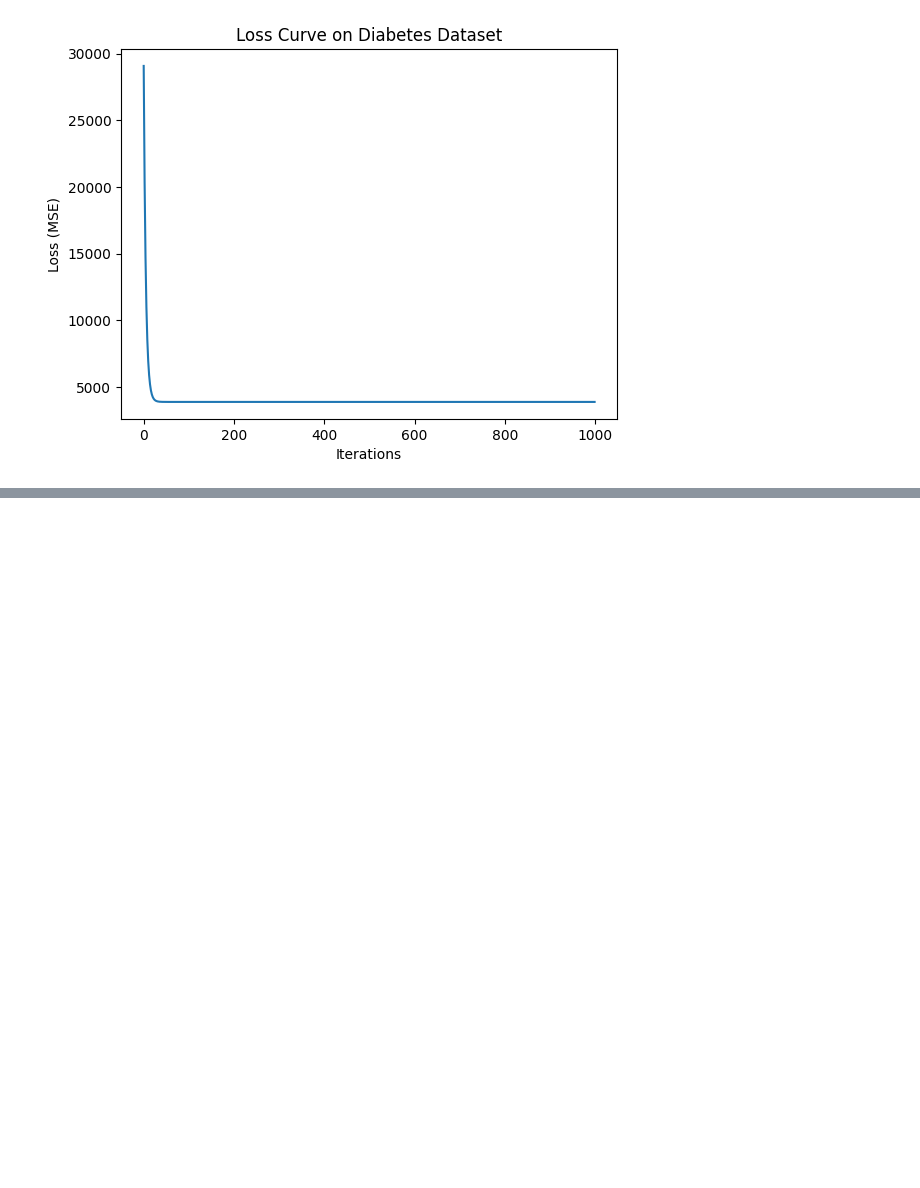
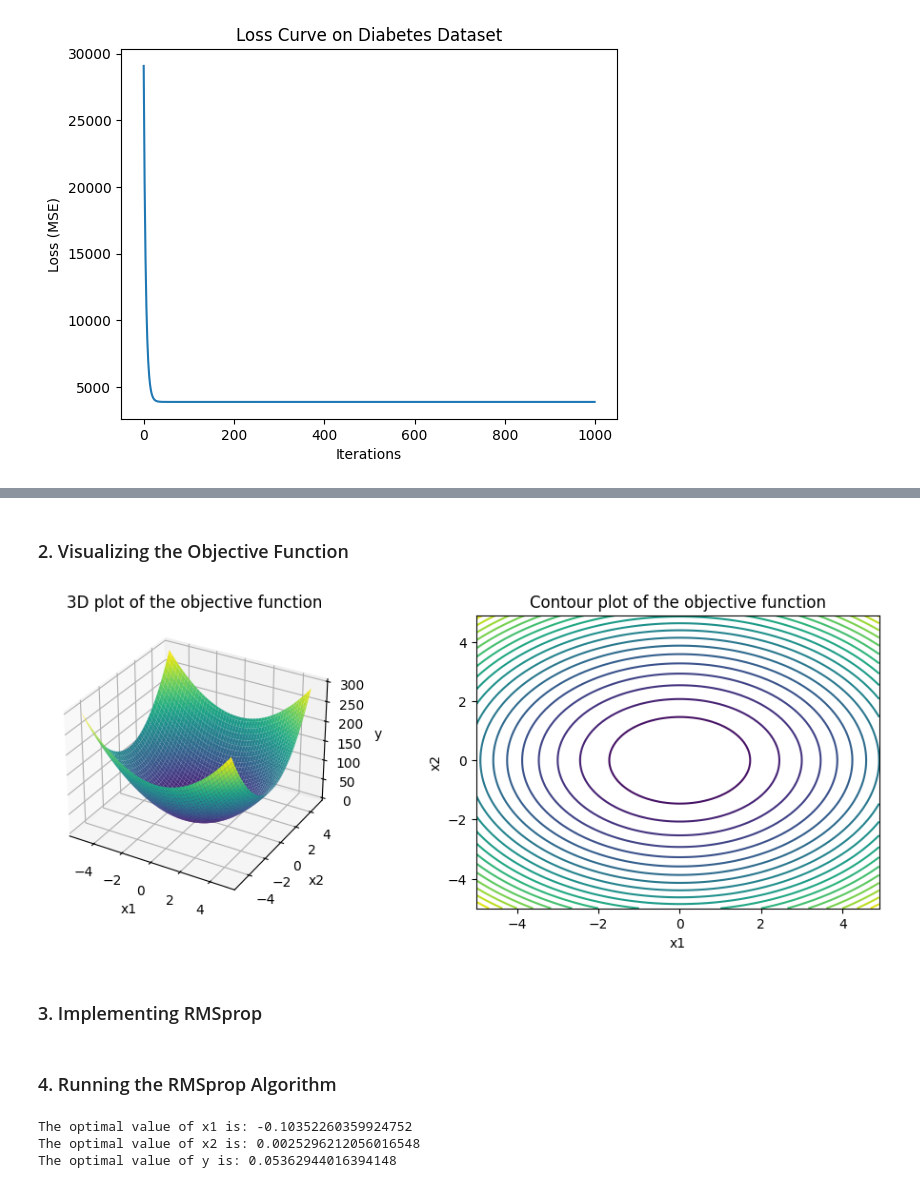
Before and after one commit to itsluckysharma01/Applied-Python-for-AI-ML-DL, a Jupyter notebook: L08_Optimization_DL.ipynb, the cells around one changed output, grey strips where cells are left out. Saved outputs shown, nothing was run; the diff lists cells and outputs as text; code cells hidden in the pictures; blank space fills up the shorter version.

Commit message:
added RMSprop in optmization

```diff
--- a/L08_Optimization_DL.ipynb
+++ b/L08_Optimization_DL.ipynb
@@ -195,0 +206,38 @@ Slope (m): 45.1600, Intercept (c): 152.1335
+# %%
+import numpy as np
+import matplotlib.pyplot as plt
+from numpy import arange, meshgrid
+
+def objective(x1, x2):
+    return 5 * x1**2.0 + 7 * x2**2.0
+def derivative_x1(x1, x2):
+    return 10.0 * x1
+def derivative_x2(x1, x2):
+    return 14.0 * x2
+# %% [markdown]
+### 2. Visualizing the Objective Function
+# %%
+x1 = arange(-5.0, 5.0, 0.1)
+x2 = arange(-5.0, 5.0, 0.1)
+x1, x2 = meshgrid(x1, x2)
+y = objective(x1, x2)
+
+fig = plt.figure(figsize=(12, 4))
+ax = fig.add_subplot(1, 2, 1, projection='3d')
+ax.plot_surface(x1, x2, y, cmap='viridis')
+ax.set_xlabel('x1')
+ax.set_ylabel('x2')
+ax.set_zlabel('y')
+ax.set_title('3D plot of the objective function')
+
+ax = fig.add_subplot(1, 2, 2)
+ax.contour(x1, x2, y, cmap='viridis', levels=20)
+ax.set_xlabel('x1')
+ax.set_ylabel('x2')
+ax.set_title('Contour plot of the objective function')
+
+plt.show()
+# %% [output]
+[figure, added]
+# %% [markdown]
+### 3. Implementing RMSprop
@@ -195,0 +271,28 @@ Slope (m): 45.1600, Intercept (c): 152.1335
+# %% [markdown]
+### 4. Running the RMSprop Algorithm
+# %%
+x1_initial = -4.0
+x2_initial = 3.0
+learning_rate = 0.1
+gamma = 0.9
+epsilon = 1e-8
+max_epochs = 50
+
+x1_trajectory, x2_trajectory, y_trajectory = rmsprop(
+    x1_initial,
+    x2_initial,
+    derivative_x1,
+    derivative_x2,
+    learning_rate,
+    gamma,
+    epsilon,
+    max_epochs
+)
+
+print('The optimal value of x1 is:', x1_trajectory[-1])
+print('The optimal value of x2 is:', x2_trajectory[-1])
+print('The optimal value of y is:', y_trajectory[-1])
+# %% [output]
+The optimal value of x1 is: -0.10352260359924752
+The optimal value of x2 is: 0.0025296212056016548
+The optimal value of y is: 0.05362944016394148
```
Also changed, not shown: parts of 4 cells of this notebook.
